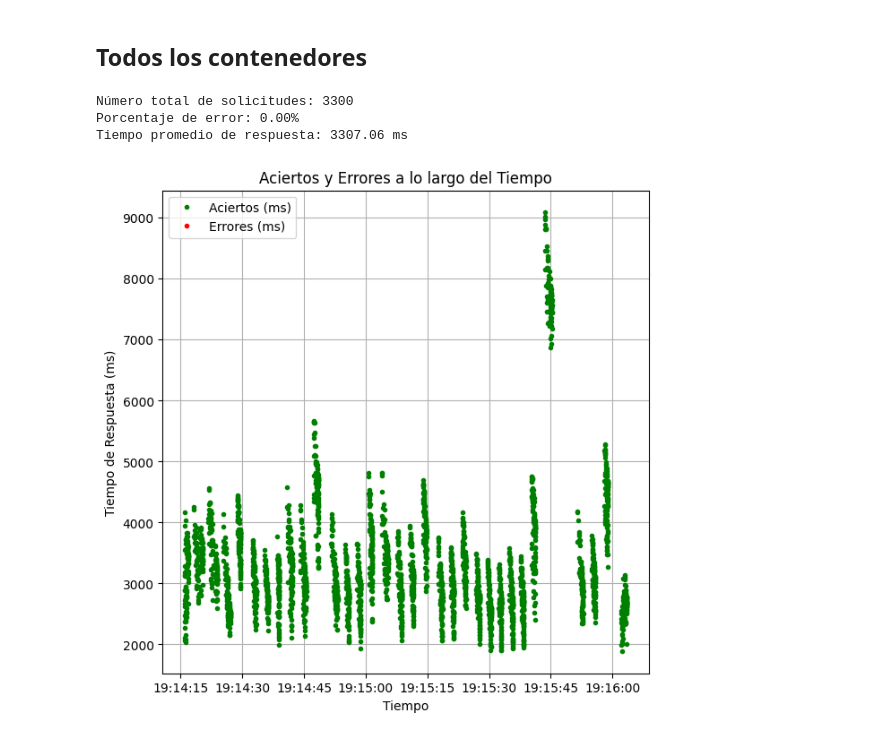
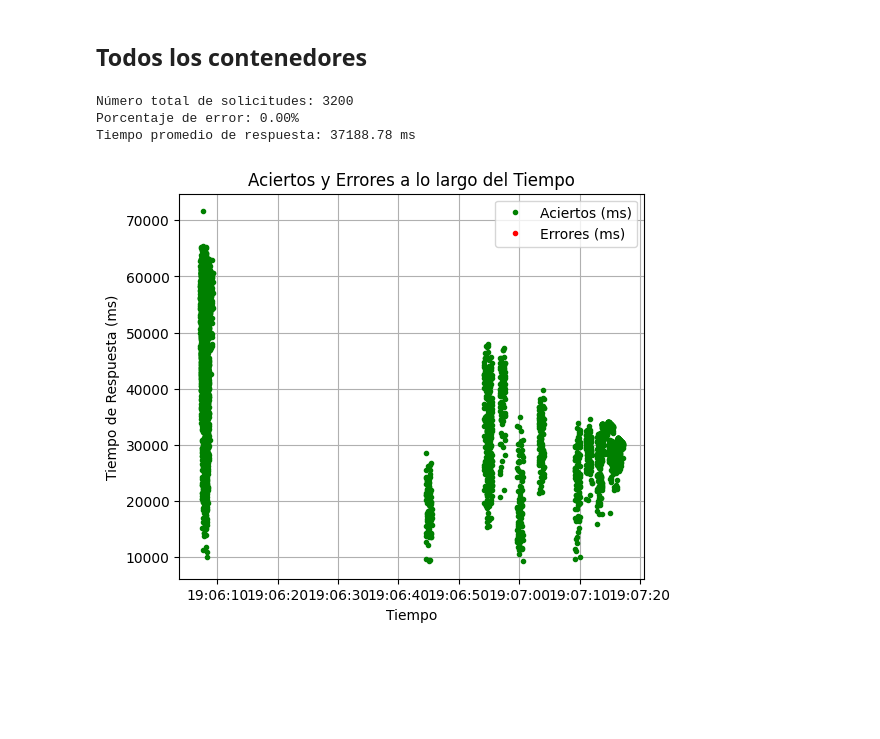
Before and after one commit to DanielXMPB/pruebas-coma, a Jupyter notebook: grafic_results.ipynb, the cells around one changed output. Drawn from its saved outputs; the diff is of its cells as text; code cells hidden in the pictures; blank space fills up the shorter version.

```diff
--- a/grafic_results.ipynb
+++ b/grafic_results.ipynb
@@ -198,7 +409,7 @@ Tiempo promedio de respuesta: 17869.92 ms
 ## Todos los contenedores
 # %%
 # Leer el archivo CSV
-df_all = pd.read_csv('./results/all_containers_results.jtl', sep=',', skip_blank_lines=True, on_bad_lines='warn')
+df_all = pd.read_csv('./results/multi_test_results.jtl', sep=',', skip_blank_lines=True, on_bad_lines='warn')
 
 # Filtrar las filas cuyo 'label' no contenga '-'
 df_all = df_all[~df_all['label'].str.contains('-')]
@@ -210,34 +421,34 @@ df_all['timeStamp'] = pd.to_datetime(df_all['timeStamp'], unit='ms')
 success_df = df_all[df_all['success'] == True]
 failure_df = df_all[df_all['success'] == False]
 
 # Contar el número total de filas
 total_requests = len(df_all)
 num_errores = len(failure_df)
 
 # Calcular el porcentaje de errores
 porcentaje_error = (num_errores / total_requests) * 100
 
 # Calcular el tiempo promedio de respuesta para las solicitudes exitosas
 tiempo_promedio_respuesta_exitosas = success_df['elapsed'].mean()
 
 # Imprimir datos
 print(f'Número total de solicitudes: {total_requests}')
 print(f'Porcentaje de error: {porcentaje_error:.2f}%')
 print(f'Tiempo promedio de respuesta: {tiempo_promedio_respuesta_exitosas:.2f} ms')
 
 # Crear la figura
-plt.figure(figsize=(7, 7))
+plt.figure(figsize=(6, 5))
 plt.plot(success_df['timeStamp'], success_df['elapsed'], 'g.', label='Aciertos (ms)')
 plt.plot(failure_df['timeStamp'], failure_df['elapsed'], 'r.', label='Errores (ms)')
 plt.xlabel('Tiempo')
 plt.ylabel('Tiempo de Respuesta (ms)')
 plt.title('Aciertos y Errores a lo largo del Tiempo')
 plt.legend()
 plt.grid(True)
 plt.gca().xaxis.set_major_formatter(mdates.DateFormatter('%H:%M:%S'))
 plt.show()
 # %% [output]
-Número total de solicitudes: 3300
+Número total de solicitudes: 3200
 Porcentaje de error: 0.00%
-Tiempo promedio de respuesta: 3307.06 ms
+Tiempo promedio de respuesta: 37188.78 ms
-[figure, old version]
+[figure, new version]
```
Also changed, not shown: parts of 15 cells of this notebook, 3 other files.
